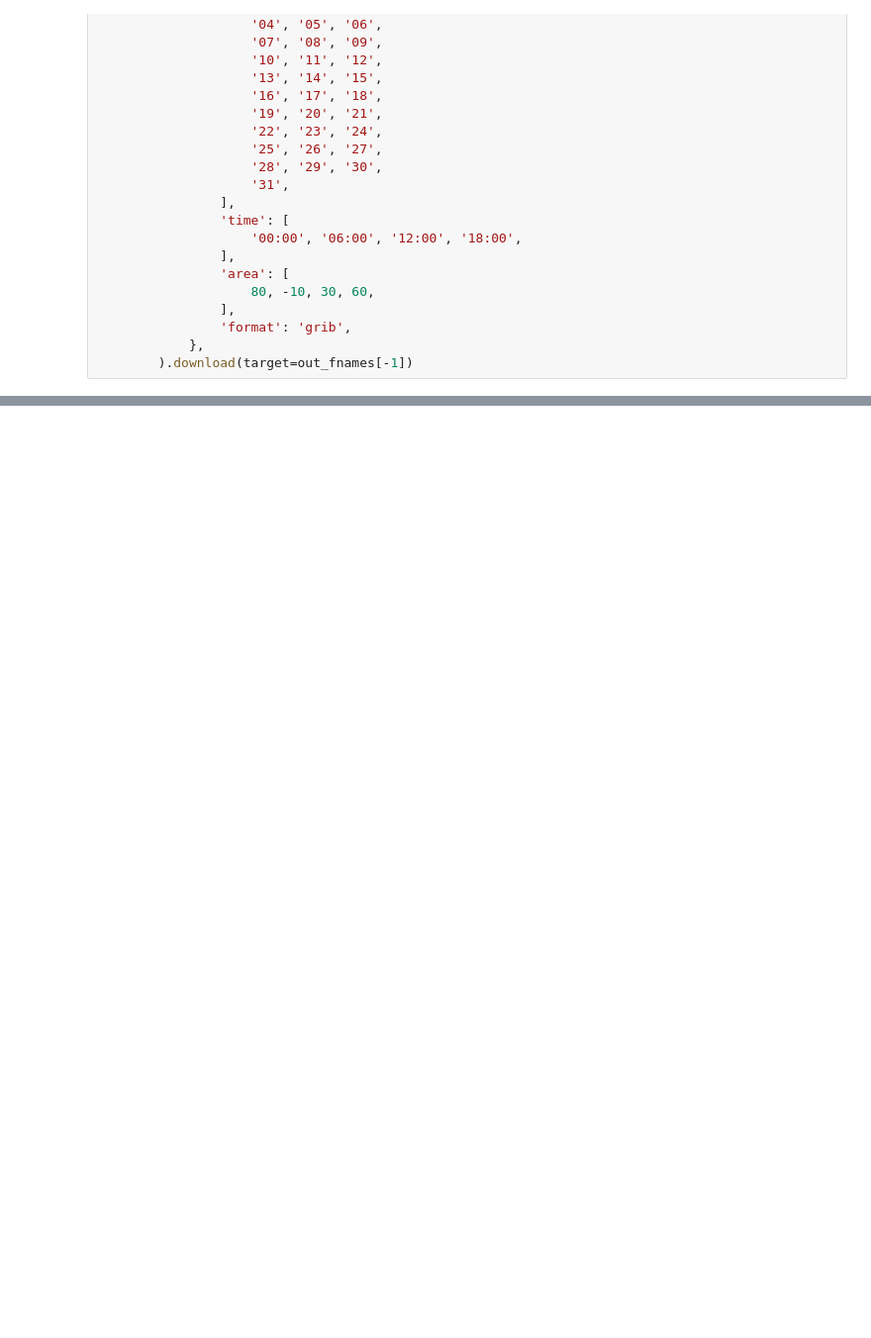
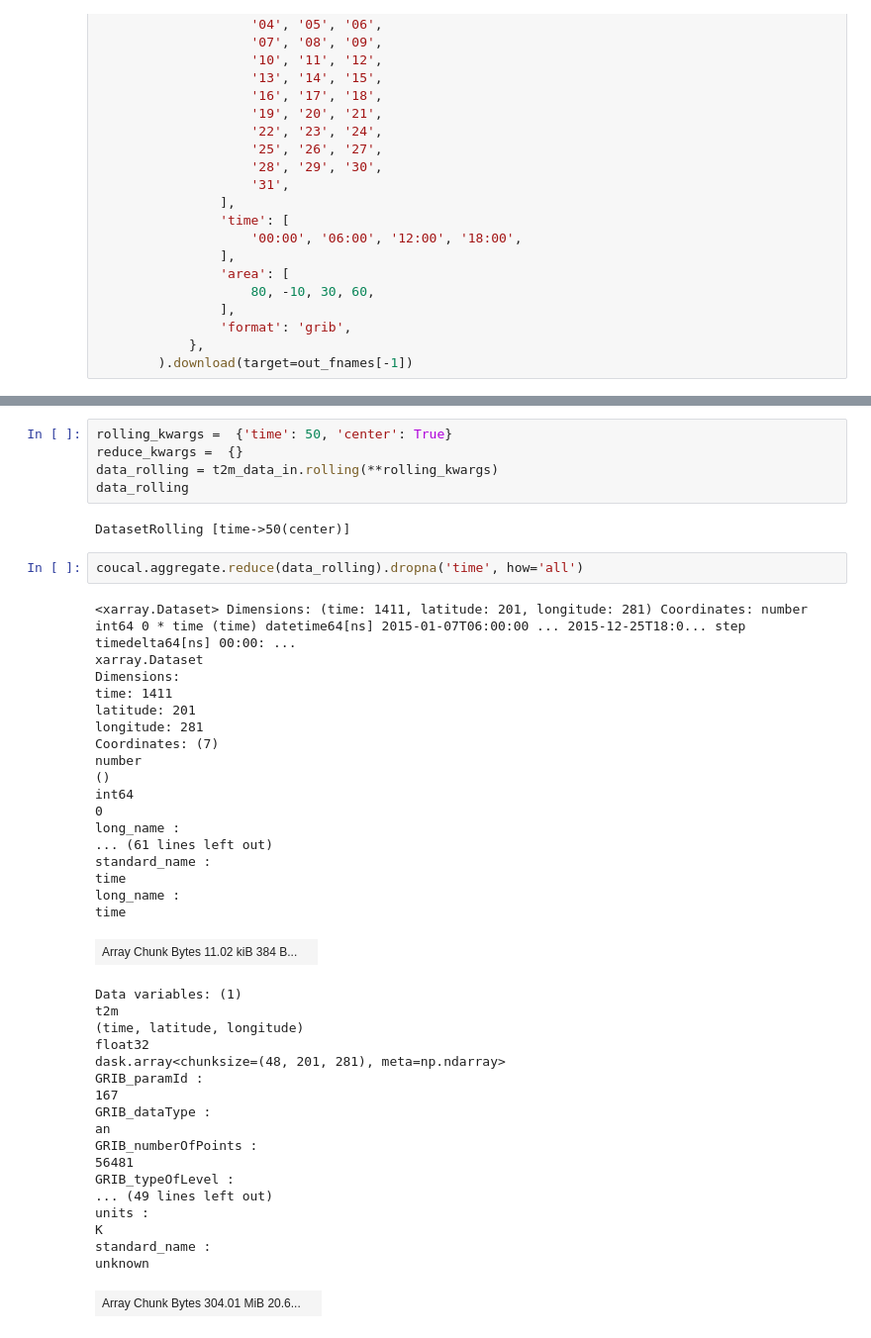
Before and after one commit to ecmwf/earthkit-transforms, a Jupyter notebook: notebooks/aggregate.ipynb, the cells around one changed output, grey strips where cells are left out. Shown at 99% size. Cells and saved outputs as stored; diff of their text form; blank space fills up the shorter version.

```diff
--- a/notebooks/aggregate.ipynb
+++ b/notebooks/aggregate.ipynb
@@ -77,0 +254,46 @@ coucal.aggregate.rolling_reduce(
+# %%
+rolling_kwargs =  {'time': 50, 'center': True}
+reduce_kwargs =  {}
+data_rolling = t2m_data_in.rolling(**rolling_kwargs)
+data_rolling
+# %% [output]
+DatasetRolling [time->50(center)]
+# %%
+coucal.aggregate.reduce(data_rolling).dropna('time', how='all')
+# %% [output]
+<xarray.Dataset> Dimensions: (time: 1411, latitude: 201, longitude: 281) Coordinates: number int64 0 * time (time) datetime64[ns] 2015-01-07T06:00:00 ... 2015-12-25T18:0... step timedelta64[ns] 00:00: ...
+xarray.Dataset
+Dimensions:
+time: 1411
+latitude: 201
+longitude: 281
+Coordinates: (7)
+number
+()
+int64
+0
+long_name :
+... (61 lines left out)
+standard_name :
+time
+long_name :
+time
+| Array Chunk Bytes 11.02 kiB 384 B... |  |
+Data variables: (1)
+t2m
+(time, latitude, longitude)
+float32
+dask.array<chunksize=(48, 201, 281), meta=np.ndarray>
+GRIB_paramId :
+167
+GRIB_dataType :
+an
+GRIB_numberOfPoints :
+56481
+GRIB_typeOfLevel :
+... (49 lines left out)
+units :
+K
+standard_name :
+unknown
+| Array Chunk Bytes 304.01 MiB 20.6... |  |
```
Also changed, not shown: parts of 7 cells of this notebook, 4 other files.
